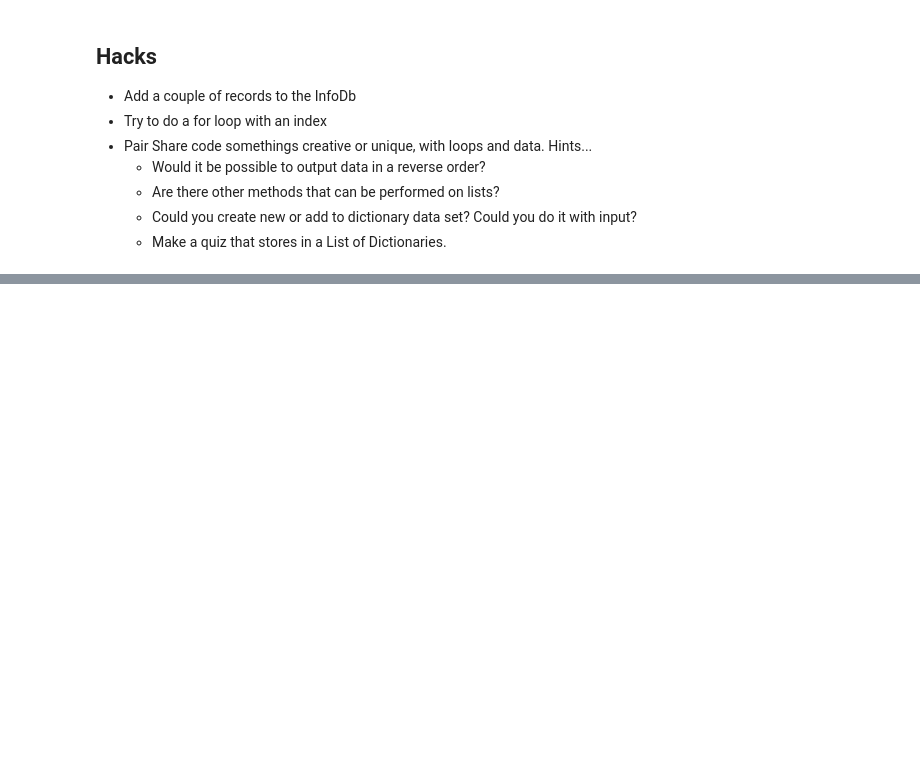
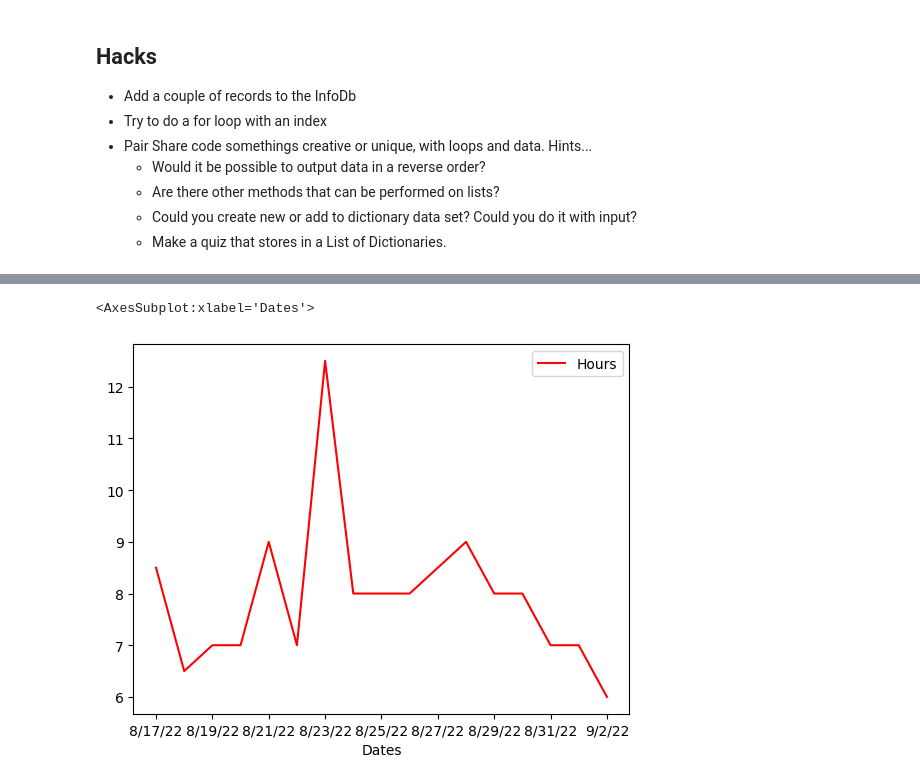
Before and after one commit to gwang1224/grace_csp, a Jupyter notebook: _notebooks/2022-08-30-python_lists.ipynb, the cells around one changed output, grey strips where cells are left out. Cells and saved outputs as stored; diff of their text form; code cells hidden in the pictures; blank space fills up the shorter version.

```diff
--- a/_notebooks/2022-08-30-python_lists.ipynb
+++ b/_notebooks/2022-08-30-python_lists.ipynb
@@ -172,0 +229,6 @@ recursive_loop(0)
+# %%
+data = {
+    'Dates': ["8/17/22", "8/18/22", "8/19/22", "8/20/22", "8/21/22", "8/22/22", "8/23/22", "8/24/22", "8/25/22", "8/26/22", "8/27/22", "8/28/22", "8/29/22", "8/30/22", "8/31/22", "9/1/22", "9/2/22"],
+    'Hours': [8.5, 6.5, 7, 7, 9, 7, 12.5, 8, 8, 8, 8.5, 9, 8, 8, 7, 7, 6]
+}
+print(data)
@@ -172,0 +237,3 @@ recursive_loop(0)
+# %%
+df = pd.DataFrame(data)
+print(df)
@@ -172,0 +259,5 @@ recursive_loop(0)
+# %%
+df.plot(x = "Dates", y = "Hours", kind = "line", color = "red")
+# %% [output]
+<AxesSubplot:xlabel='Dates'>
+[figure, added]
```
Also changed, not shown: parts of 10 cells of this notebook.
